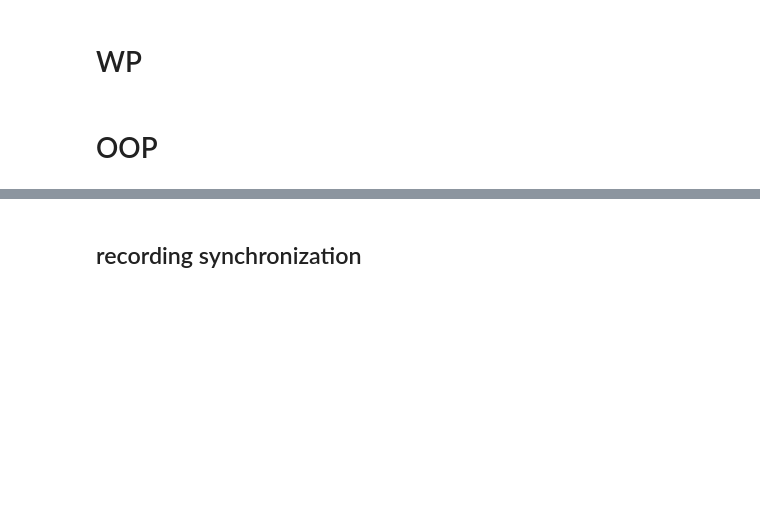
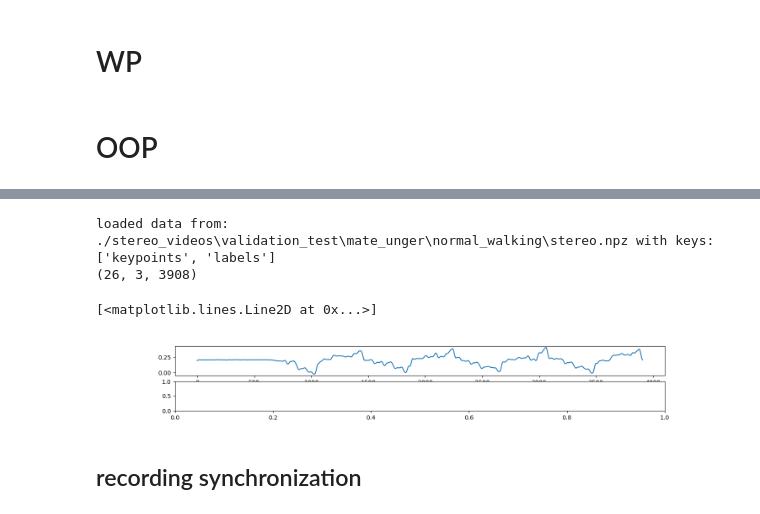
Before and after one commit to MateUnger/StereoVision, a Jupyter notebook: pipeline.ipynb, the cells around one changed output, grey strips where cells are left out. Cells and saved outputs as stored; diff of their text form; code cells hidden in the pictures; blank space fills up the shorter version.

```diff
--- a/pipeline.ipynb
+++ b/pipeline.ipynb
@@ -1650,3 +1710,14 @@ Gait cycles figure saved to:
+# %%
+kpts, lbls = load_keypoints_and_labels(stereo_file_path)
+print(kpts.shape)
+
+fig,axs = plt.subplots(2,1, figsize=(15,2))
+axs[0].plot(kpts[25,1,:])
+# %% [output]
+loaded data from: ./stereo_videos\validation_test\mate_unger\normal_walking\stereo.npz with keys: ['keypoints', 'labels']
+(26, 3, 3908)
+[<matplotlib.lines.Line2D at 0x...>]
+[figure, added]
 # %% [markdown]
 ## recording synchronization
 # %% [markdown]
```
Also changed, not shown: parts of 9 cells of this notebook.
